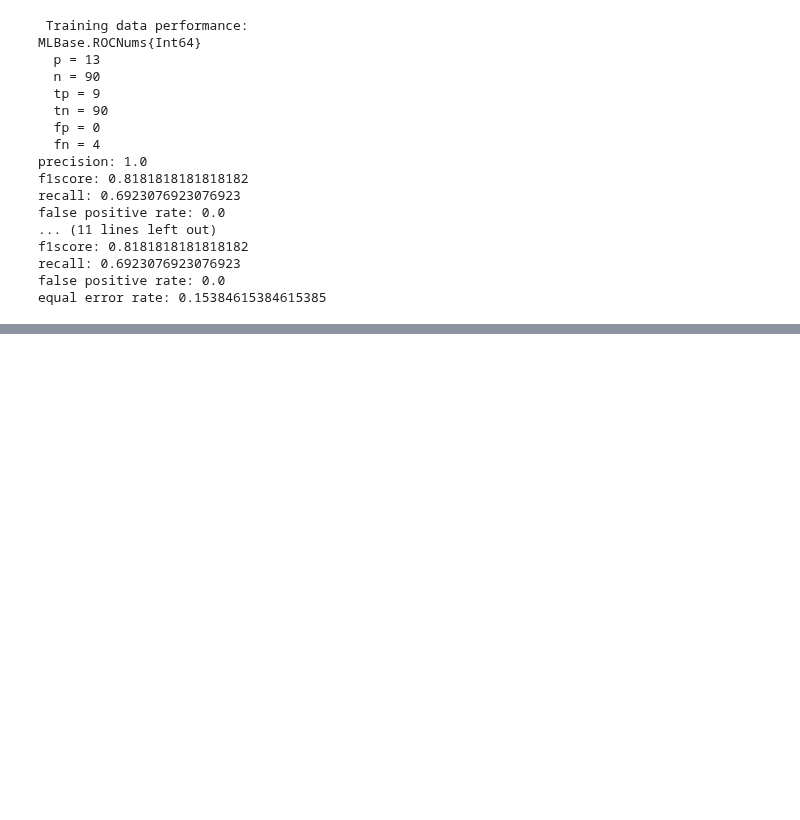
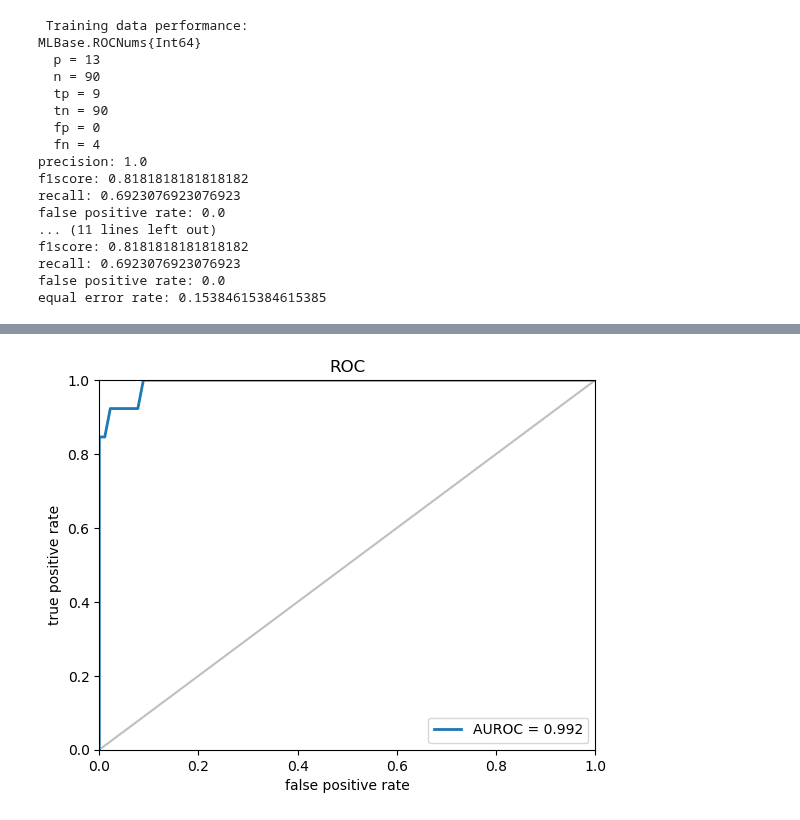
Before and after one commit to smidl/AnomalyDetection.jl, a Jupyter notebook: examples/VAE_anomaly_detection.ipynb, the cells around one changed output, grey strips where cells are left out. Cells and saved outputs as stored; diff of their text form; code cells hidden in the pictures; blank space fills up the shorter version.

```diff
--- a/examples/VAE_anomaly_detection.ipynb
+++ b/examples/VAE_anomaly_detection.ipynb
@@ -255,0 +204,9 @@ WARNING: gray is found in more than one library: cmocean, colorcet. Choosing cmo
+# %%
+# plot ROC curve and compute AUROC score
+ascore = AnomalyDetection.anomalyscore(model, X);
+fprvec, tprvec = EvalCurves.roccurve(ascore, Y)
+auroc = round(EvalCurves.auc(fprvec, tprvec),3)
+EvalCurves.plotroc((fprvec, tprvec, "AUROC = $(auroc)"))
+show()
+# %% [output]
+[figure, added]
```
Also changed, not shown: parts of 19 cells of this notebook, 2 other files.
